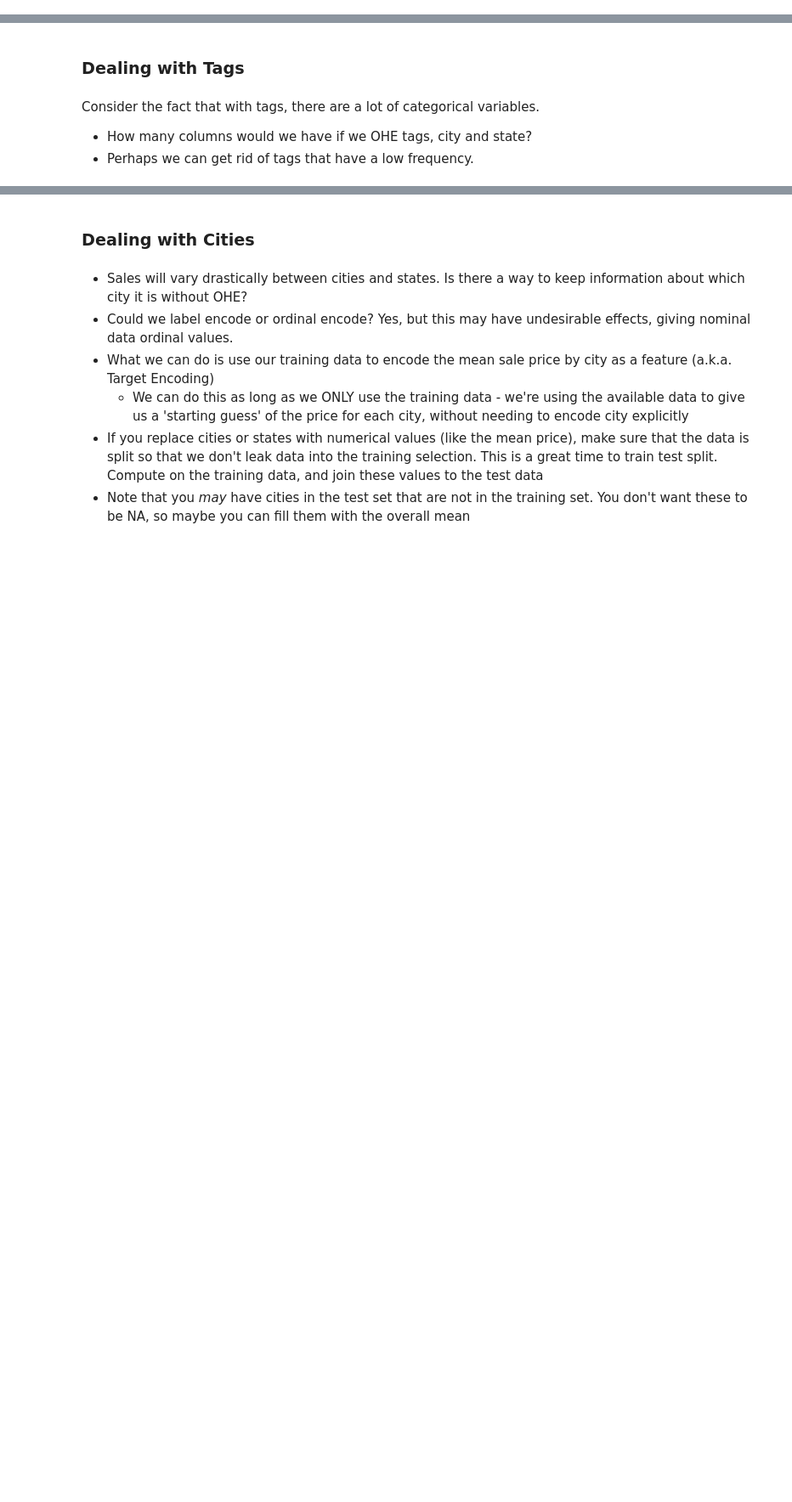
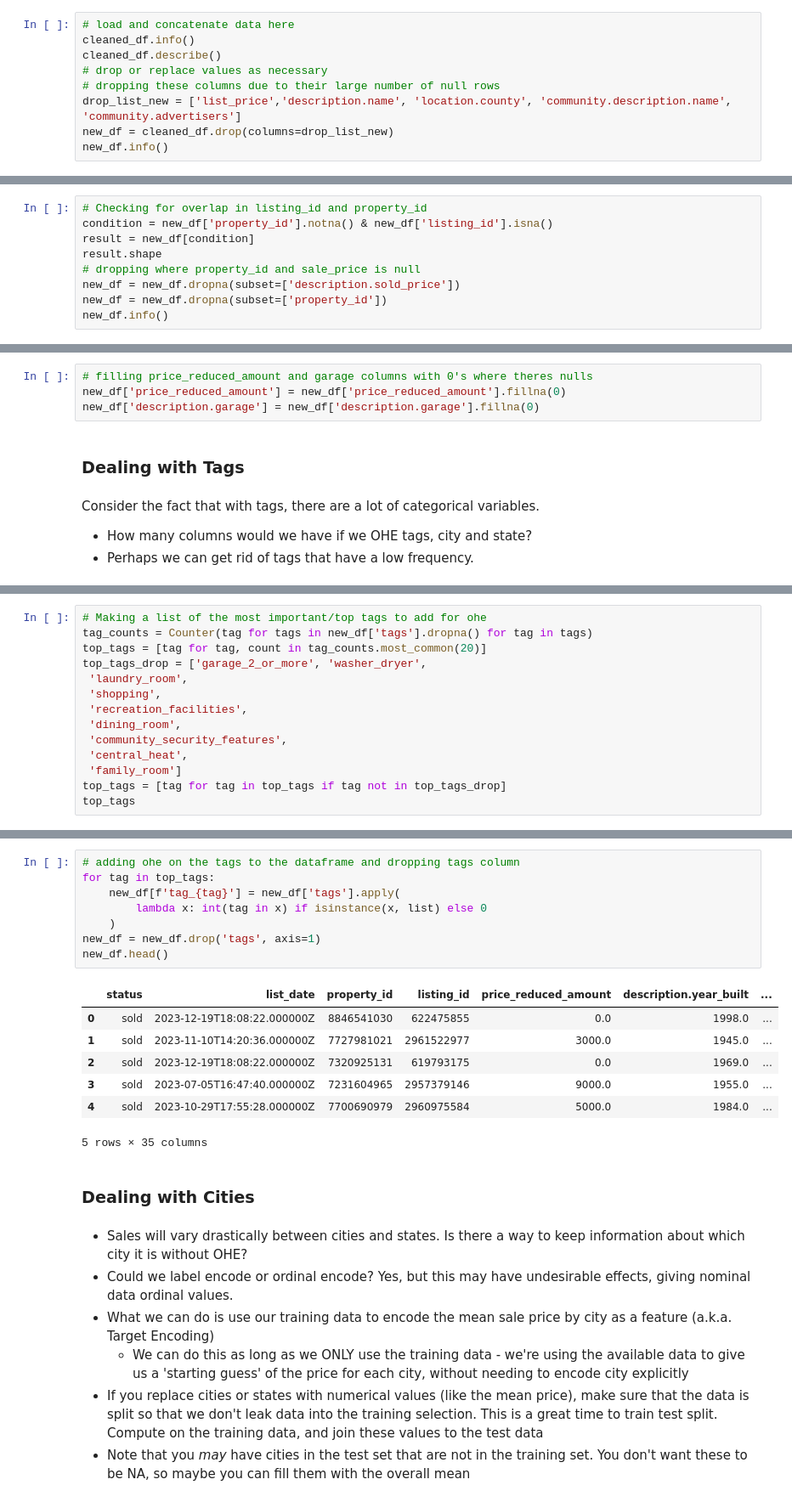
Before and after one commit to vunguyen1997/DS-Midterm-Project, a Jupyter notebook: notebooks/1 - EDA.ipynb, the cells around one changed output, grey strips where cells are left out. Shown at 85% size. Drawn from its saved outputs; the diff is of its cells as text; blank space fills up the shorter version.

```diff
--- a/notebooks/1 - EDA.ipynb
+++ b/notebooks/1 - EDA.ipynb
@@ -317,0 +315,9 @@ At this point, ensure that you have all sales in a dataframe.
+# %%
+# load and concatenate data here
+cleaned_df.info()
+cleaned_df.describe()
+# drop or replace values as necessary
+# dropping these columns due to their large number of null rows
+drop_list_new = ['list_price','description.name', 'location.county', 'community.description.name', 'community.advertisers']
+new_df = cleaned_df.drop(columns=drop_list_new)
+new_df.info()
@@ -317,0 +342,9 @@ At this point, ensure that you have all sales in a dataframe.
+# %%
+# Checking for overlap in listing_id and property_id
+condition = new_df['property_id'].notna() & new_df['listing_id'].isna()
+result = new_df[condition]
+result.shape
+# dropping where property_id and sale_price is null
+new_df = new_df.dropna(subset=['description.sold_price'])
+new_df = new_df.dropna(subset=['property_id'])
+new_df.info()
@@ -318,3 +369,7 @@ At this point, ensure that you have all sales in a dataframe.
+# %%
+# filling price_reduced_amount and garage columns with 0's where theres nulls
+new_df['price_reduced_amount'] = new_df['price_reduced_amount'].fillna(0)
+new_df['description.garage'] = new_df['description.garage'].fillna(0)
 # %% [markdown]
 ### Dealing with Tags
 # %% [markdown]
@@ -326,0 +424,14 @@ Consider the fact that with tags, there are a lot of categorical variables.
+# %%
+# Making a list of the most important/top tags to add for ohe
+tag_counts = Counter(tag for tags in new_df['tags'].dropna() for tag in tags)
+top_tags = [tag for tag, count in tag_counts.most_common(20)]
+top_tags_drop = ['garage_2_or_more', 'washer_dryer',
+ 'laundry_room',
+ 'shopping',
+ 'recreation_facilities',
+ 'dining_room',
+ 'community_security_features',
+ 'central_heat',
+ 'family_room']
+top_tags = [tag for tag in top_tags if tag not in top_tags_drop]
+top_tags
@@ -327,3 +450,19 @@ Consider the fact that with tags, there are a lot of categorical variables.
+# %%
+# adding ohe on the tags to the dataframe and dropping tags column
+for tag in top_tags:
+    new_df[f'tag_{tag}'] = new_df['tags'].apply(
+        lambda x: int(tag in x) if isinstance(x, list) else 0
+    )
+new_df = new_df.drop('tags', axis=1)
+new_df.head()
+# %% [output]
+|  | status | list_date | property_id | listing_id | price_reduced_amount | description.year_built | ... |
+| 0 | sold | 2023-12-19T18:08:22.000000Z | 8846541030 | 622475855 | 0.0 | 1998.0 | ... |
+| 1 | sold | 2023-11-10T14:20:36.000000Z | 7727981021 | 2961522977 | 3000.0 | 1945.0 | ... |
+| 2 | sold | 2023-12-19T18:08:22.000000Z | 7320925131 | 619793175 | 0.0 | 1969.0 | ... |
+| 3 | sold | 2023-07-05T16:47:40.000000Z | 7231604965 | 2957379146 | 9000.0 | 1955.0 | ... |
+| 4 | sold | 2023-10-29T17:55:28.000000Z | 7700690979 | 2960975584 | 5000.0 | 1984.0 | ... |
+5 rows × 35 columns
 # %% [markdown]
 ### Dealing with Cities
 # %% [markdown]
```
Also changed, not shown: parts of 10 cells of this notebook.
